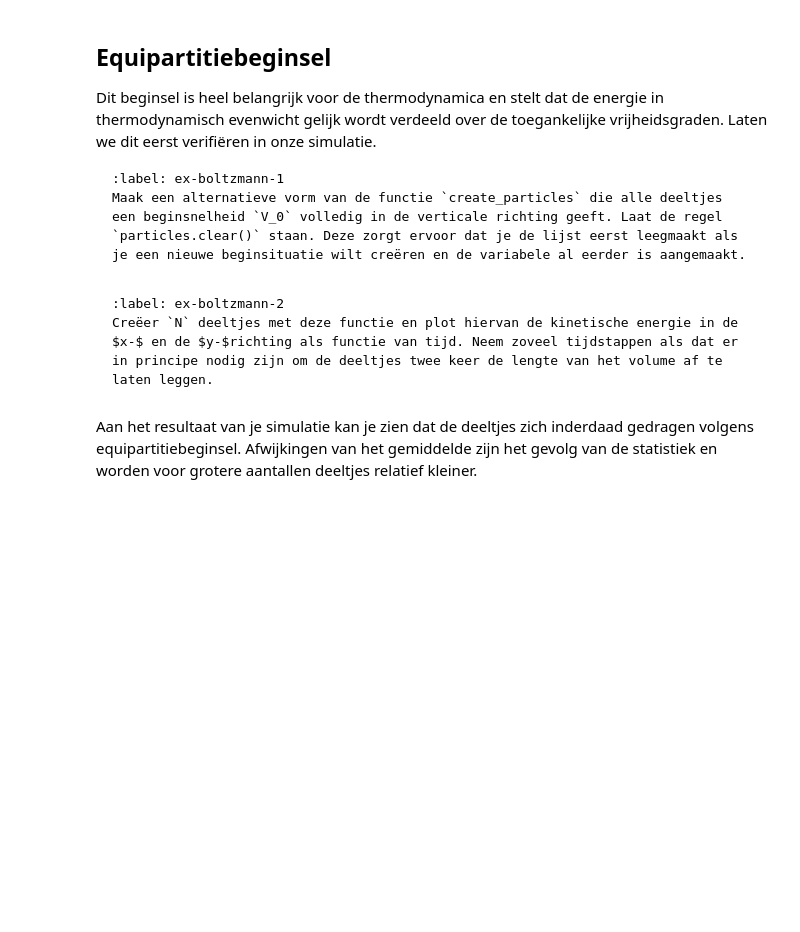
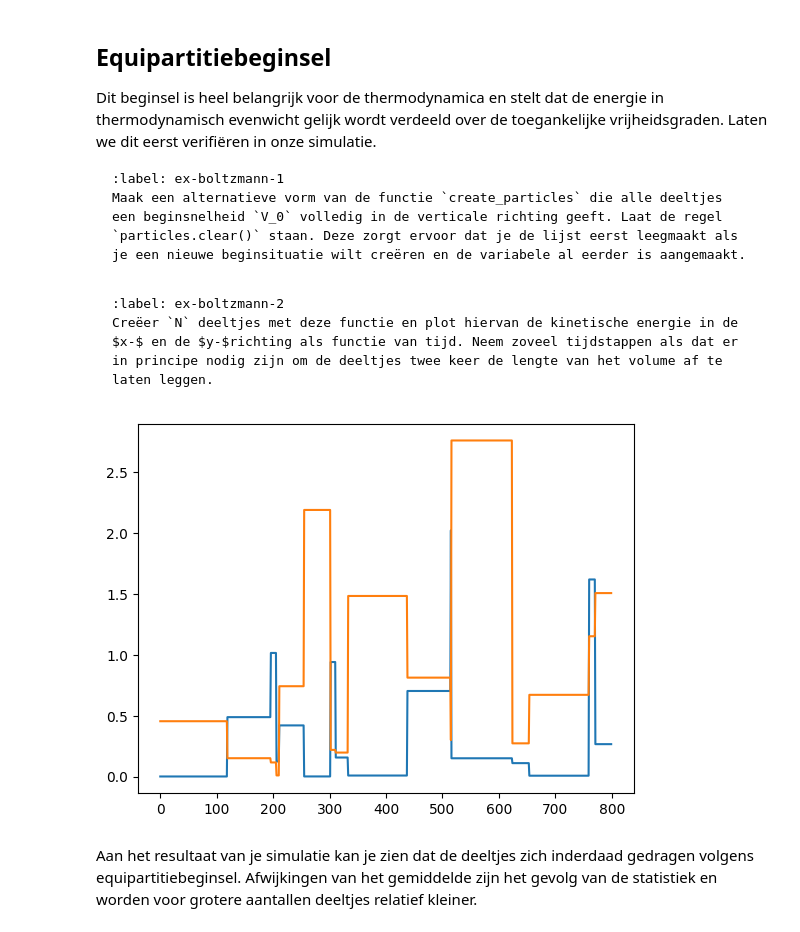
Before and after one commit to ebepolman-bit/Ebun, a Jupyter notebook: Content/PySim/6_boltzmann.ipynb, the cells around one changed output. Cells and saved outputs as stored; diff of their text form; code cells hidden in the pictures; blank space fills up the shorter version.

```diff
--- a/Content/PySim/6_boltzmann.ipynb
+++ b/Content/PySim/6_boltzmann.ipynb
@@ -176,14 +176,31 @@ Creëer `N` deeltjes met deze functie en plot hiervan de kinetische energie in d
 # %%
 
 #your code/answer
-particle_data = []
+particle_data_x = []
+particle_data_y = []
+E_k_tot_x = []
+E_k_tot_y = []
 particles = []
 create_particles(particles)
 for i in range(steps):
     take_time_step(particles)
     for i in range(N-1):
-        E_k = particles[i].v[1]
-        particle_data.append()
+        E_k_x = particles[i].m *particles[i].v[0]**2/2
+        E_k_y = particles[i].m *particles[i].v[1]**2/2
+        particle_data_x.append(E_k_x)
+        particle_data_y.append(E_k_y)
+    E_k_sum_x = np.sum(E_k_x)
+    E_k_sum_y = np.sum(E_k_y)
+    E_k_tot_x.append(E_k_sum_x)
+    E_k_tot_y.append(E_k_sum_y)
+
+
+plt.figure()
+plt.plot(np.arange(steps),E_k_tot_x)
+plt.plot(np.arange(steps),E_k_tot_y)
+plt.show()
+# %% [output]
+[figure, added]
 # %% [markdown]
 Aan het resultaat van je simulatie kan je zien dat de deeltjes zich inderdaad gedragen volgens equipartitiebeginsel. Afwijkingen van het gemiddelde zijn het gevolg van de statistiek en worden voor grotere aantallen deeltjes relatief kleiner.
 # %% [markdown]
```
Also changed, not shown: parts of 1 cell of this notebook.
